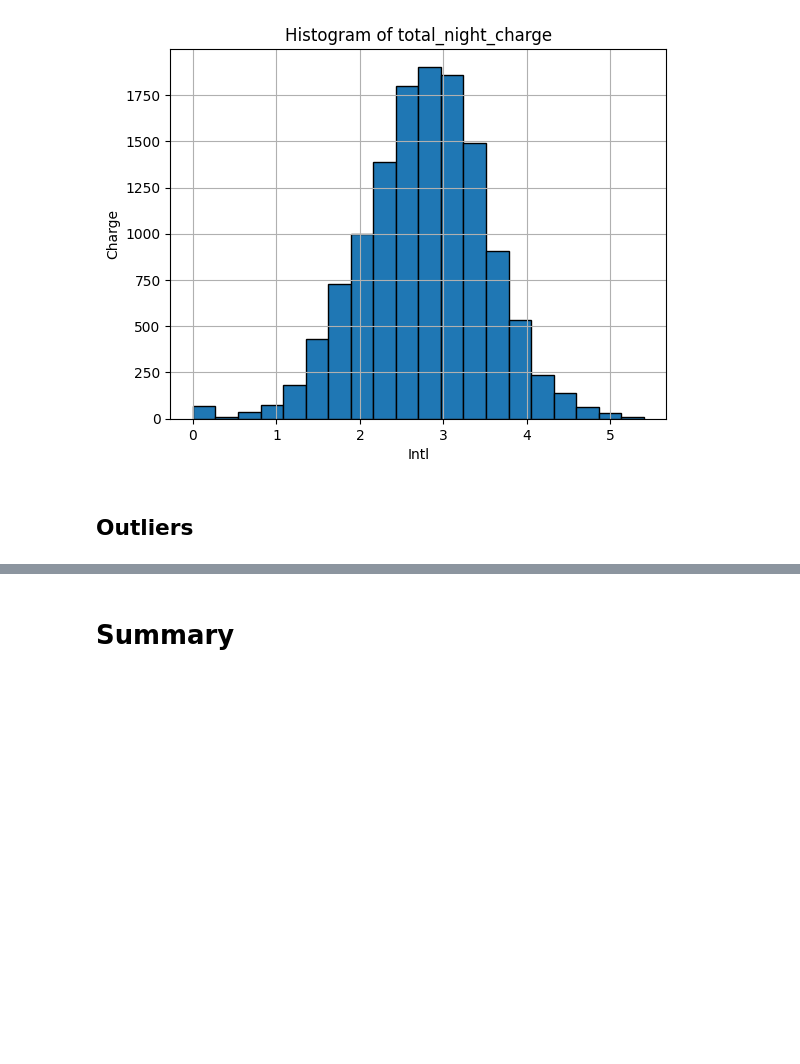
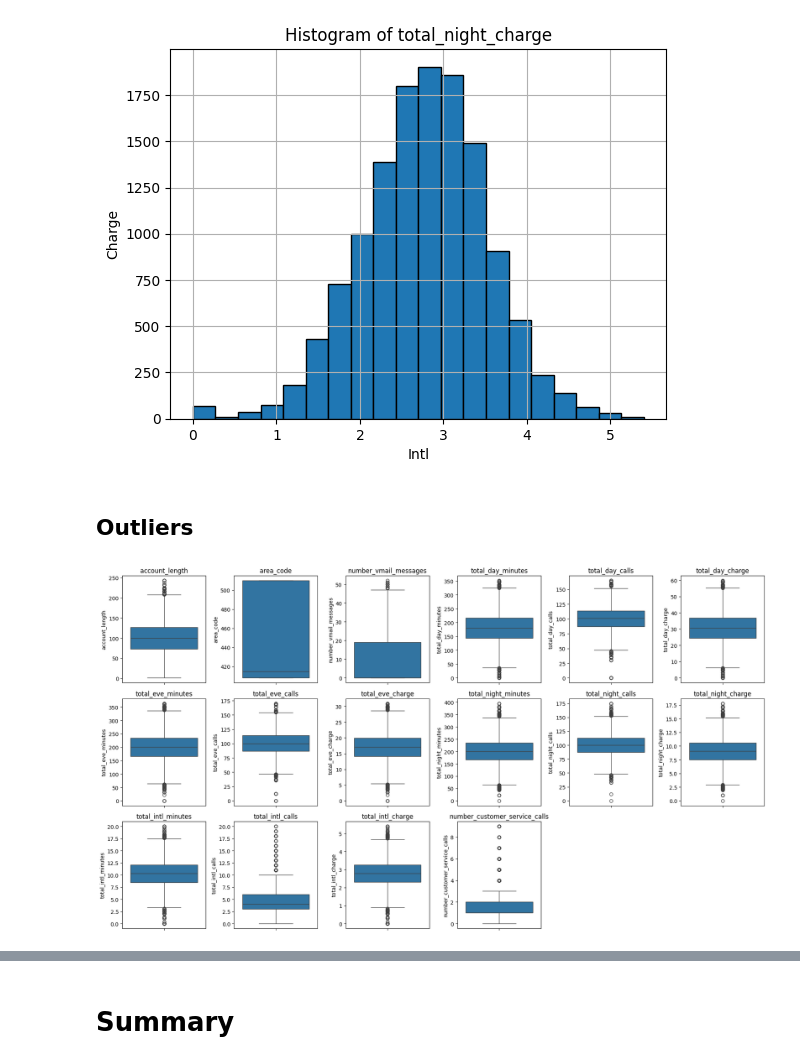
Before and after one commit to rishv1912/Customer-Churn-MLOps, a Jupyter notebook: analysis/eda.ipynb, the cells around one changed output, grey strips where cells are left out. Saved outputs shown, nothing was run; the diff lists cells and outputs as text; code cells hidden in the pictures; blank space fills up the shorter version.

```diff
--- a/analysis/eda.ipynb
+++ b/analysis/eda.ipynb
@@ -292,3 +290,19 @@ plt.show()
 [figure]
 # %% [markdown]
 ## Outliers
+# %%
+features = ["account_length","area_code", "number_vmail_messages", "total_day_minutes", "total_day_calls",
+"total_day_charge", "total_eve_minutes", "total_eve_calls", "total_eve_charge", "total_night_minutes", "total_night_calls", "total_night_charge",
+"total_intl_minutes", "total_intl_calls", "total_intl_charge","number_customer_service_calls" ]
+
+plt.figure(figsize=(18, 10))
+
+for i, column in enumerate(features, 1):
+    plt.subplot(3, 6, i)
+    sns.boxplot(y=df[column])
+    plt.title(column)
+
+plt.tight_layout()
+plt.show()
+# %% [output]
+[figure, added]
```
Also changed, not shown: parts of 7 cells of this notebook, 2 other files.
